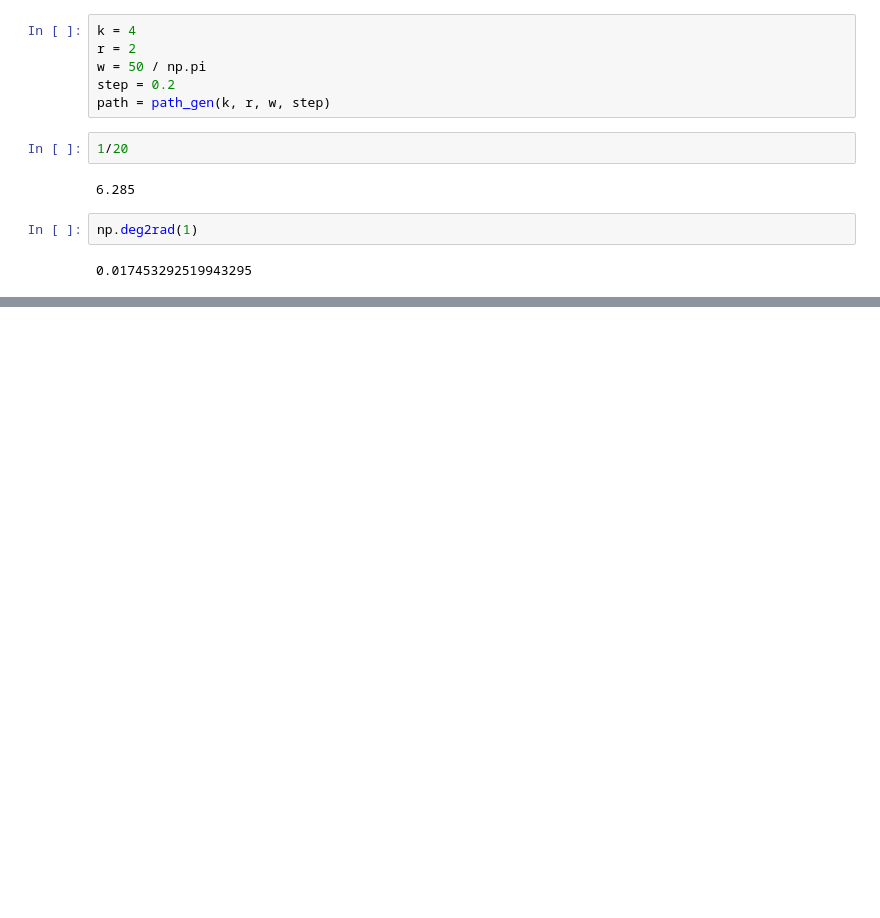
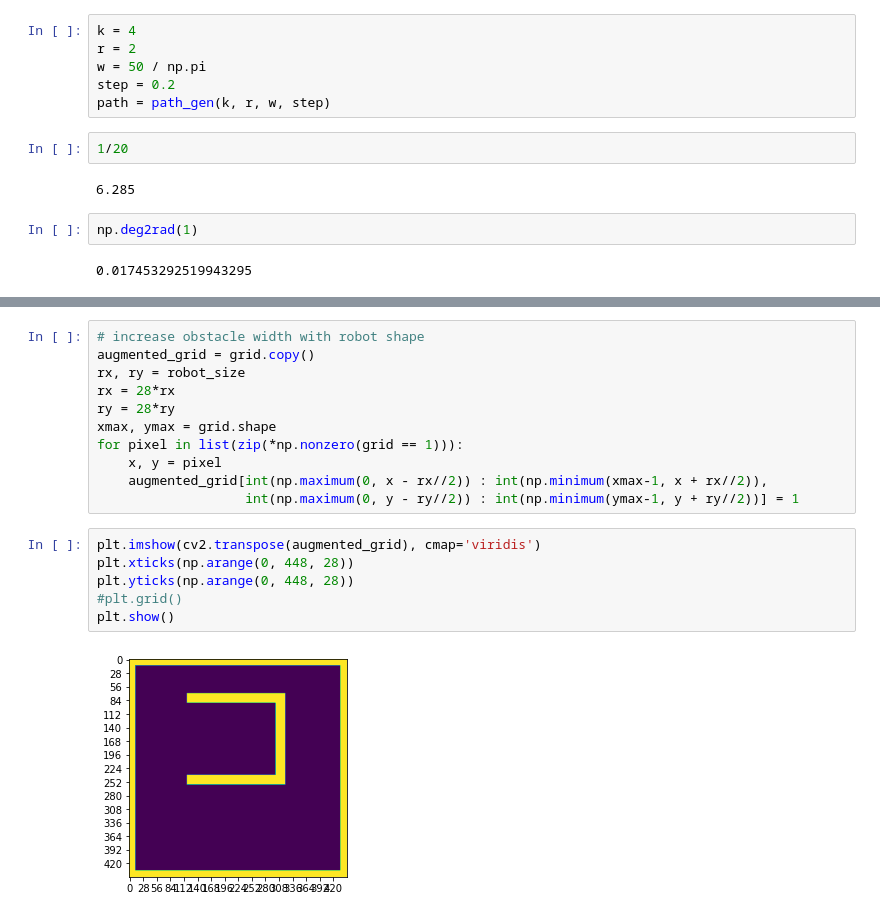
Before and after one commit to fbartelt/Planejamento-de-Movimento-de-Robos, a Jupyter notebook: test.ipynb, the cells around one changed output, grey strips where cells are left out. Saved outputs shown, nothing was run; the diff lists cells and outputs as text; blank space fills up the shorter version.

```diff
--- a/test.ipynb
+++ b/test.ipynb
@@ -822,0 +884,19 @@ np.deg2rad(1)
+# %%
+# increase obstacle width with robot shape
+augmented_grid = grid.copy()
+rx, ry = robot_size
+rx = 28*rx
+ry = 28*ry
+xmax, ymax = grid.shape
+for pixel in list(zip(*np.nonzero(grid == 1))):
+    x, y = pixel
+    augmented_grid[int(np.maximum(0, x - rx//2)) : int(np.minimum(xmax-1, x + rx//2)),
+                   int(np.maximum(0, y - ry//2)) : int(np.minimum(ymax-1, y + ry//2))] = 1
+# %%
+plt.imshow(cv2.transpose(augmented_grid), cmap='viridis')
+plt.xticks(np.arange(0, 448, 28))
+plt.yticks(np.arange(0, 448, 28))
+#plt.grid()
+plt.show()
+# %% [output]
+[figure, added]
```
Also changed, not shown: parts of 19 cells of this notebook, 33 other files.
